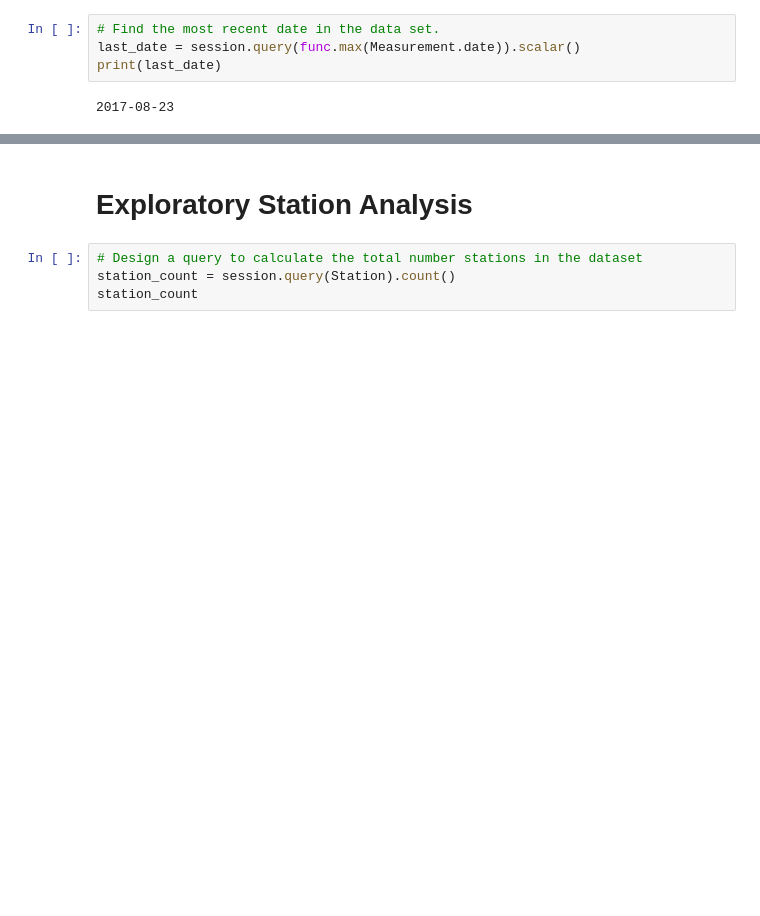
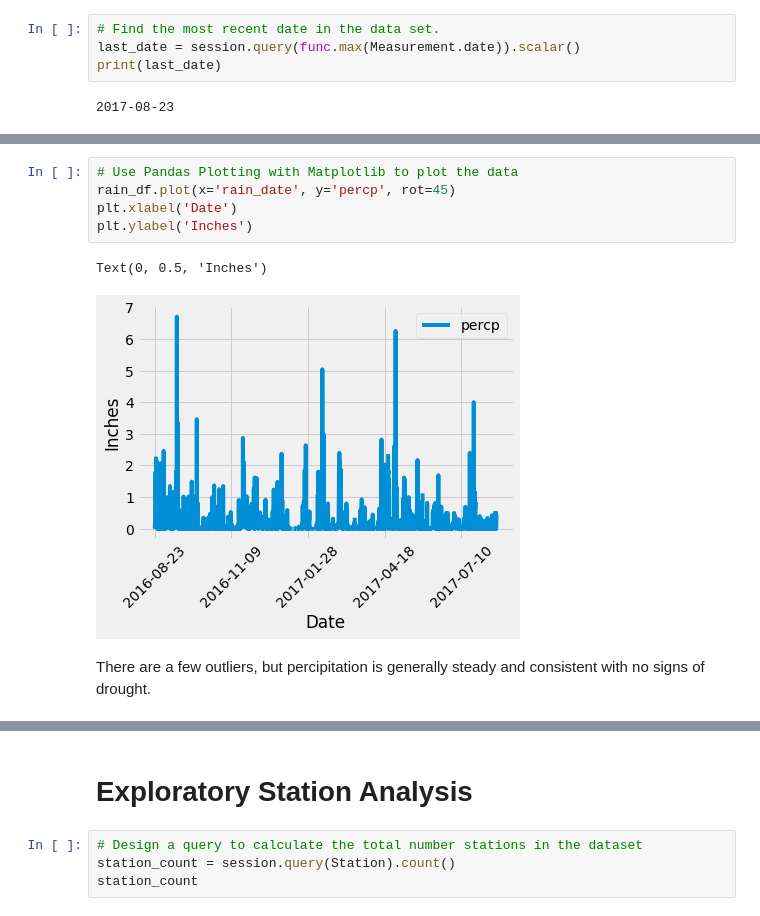
Before and after one commit to Phil-Mart/sqlalchemy, a Jupyter notebook: climate_pm.ipynb, the cells around one changed output, grey strips where cells are left out. Cells and saved outputs as stored; diff of their text form; blank space fills up the shorter version.

```diff
--- a/climate_pm.ipynb
+++ b/climate_pm.ipynb
@@ -105,3 +100,13 @@ rain_df.head()
+# %%
+# Use Pandas Plotting with Matplotlib to plot the data
+rain_df.plot(x='rain_date', y='percp', rot=45)
+plt.xlabel('Date')
+plt.ylabel('Inches')
+# %% [output]
+Text(0, 0.5, 'Inches')
+[figure, added]
+# %% [markdown]
+There are a few outliers, but percipitation is generally steady and consistent with no signs of drought.
 # %%
 # Use Pandas to calcualte the summary statistics for the precipitation data
 rain_df.describe()
```
Also changed, not shown: parts of 12 cells of this notebook, 4 other files.
